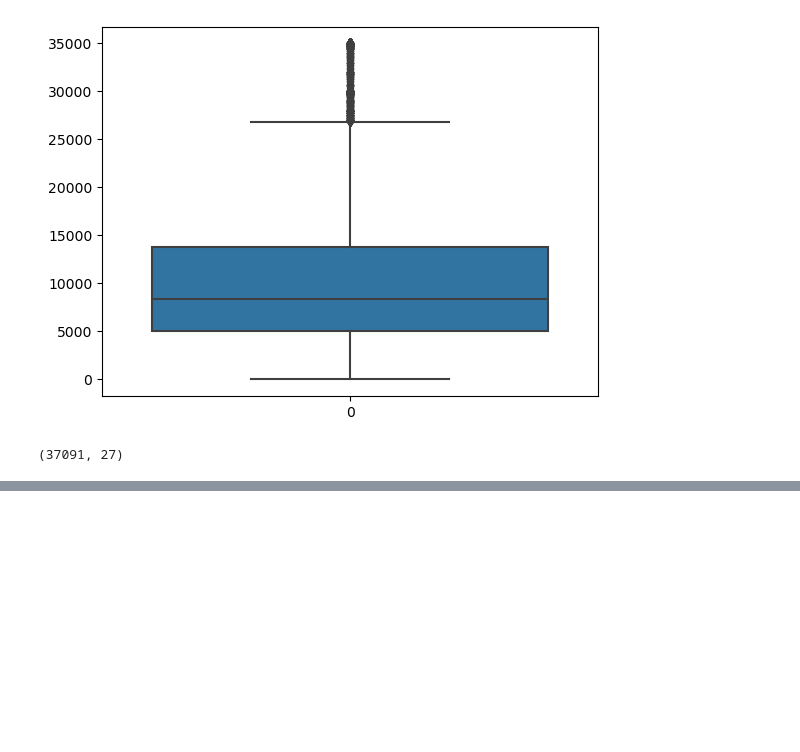
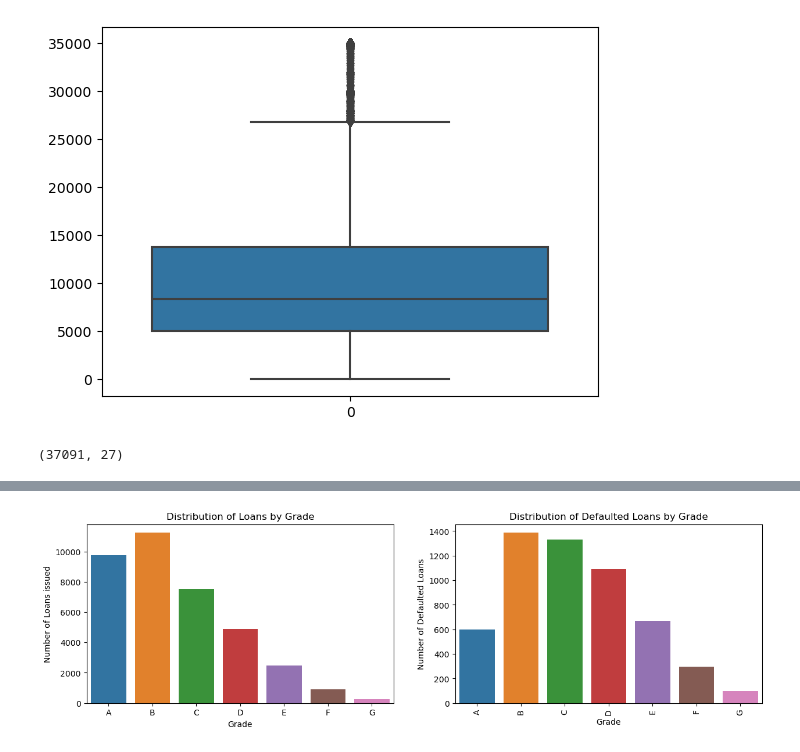
Before and after one commit to karthikgadepalli/LendingClubCaseStudy, a Jupyter notebook: LendingClubCaseStudyAnalysis.ipynb, the cells around one changed output, grey strips where cells are left out. Saved outputs shown, nothing was run; the diff lists cells and outputs as text; code cells hidden in the pictures; blank space fills up the shorter version.

Commit message:
Analyzed categorical variables, added countplots for the same, added segmented univariate analysis.
Signed-off-by: Karthik Gadepalli <karthik.gadepalli@gmail.com>

```diff
--- a/LendingClubCaseStudyAnalysis.ipynb
+++ b/LendingClubCaseStudyAnalysis.ipynb
@@ -115,4 +110,0 @@ dtype: int64
-# %%
-#drop columns in which nan data is very high (>50%)
-loandf.drop(labels=['mths_since_last_delinq', 'mths_since_last_record', 'next_pymnt_d'], axis=1, inplace=True)
-loandf.info()
@@ -192,0 +172,4 @@ loandf.shape
+# %%
+# Manipulating the pub_rec_bankruptcies column with mode value
+loandf['pub_rec_bankruptcies'] = loandf['pub_rec_bankruptcies'].fillna(loandf['pub_rec_bankruptcies'].mode()[0])
+loandf['pub_rec_bankruptcies'].value_counts()
@@ -499,3 +432,7 @@ sns.boxplot(loandfNew['funded_amnt_inv'])
 loandfNew.shape
 # %% [output]
 (37091, 27)
+# %%
+# Since 'emp_title' is not a category data , no proper conclusion can be drawn from as to how this might affect repayment of loans
+# Hence dropping this column
+loandfNew.drop(columns='emp_title', inplace=True)
@@ -501,0 +476,3 @@ loandfNew.shape
+# %%
+# Filling the missing values with the mean
+loandfNew['revol_util'].fillna(loandfNew['revol_util'].mean(), inplace=True)
@@ -501,0 +574,21 @@ loandfNew.shape
+# %%
+# Plotting graph by grade
+plt.figure(figsize=(15,4))
+
+plt.subplot(1,2,1)
+sns.countplot( x="grade", data=loandfNew, order = np.sort(loandfNew['grade'].unique()))
+plt.title("Distribution of Loans by Grade")
+plt.xlabel("Grade")
+plt.ylabel("Number of Loans issued")
+
+plt.subplot(1,2,2)
+sns.countplot( x="grade", data=loandfNew[loandfNew['loan_status'] == 'Charged Off'], order = np.sort(loandfNew['grade'].unique()))
+plt.title("Distribution of Defaulted Loans by Grade")
+plt.xlabel("Grade")
+plt.ylabel("Number of Defaulted Loans")
+
+# To rotate axis text
+plt.xticks(rotation=90)
+plt.show()
+# %% [output]
+[figure, added]
```
Also changed, not shown: parts of 69 cells of this notebook.
